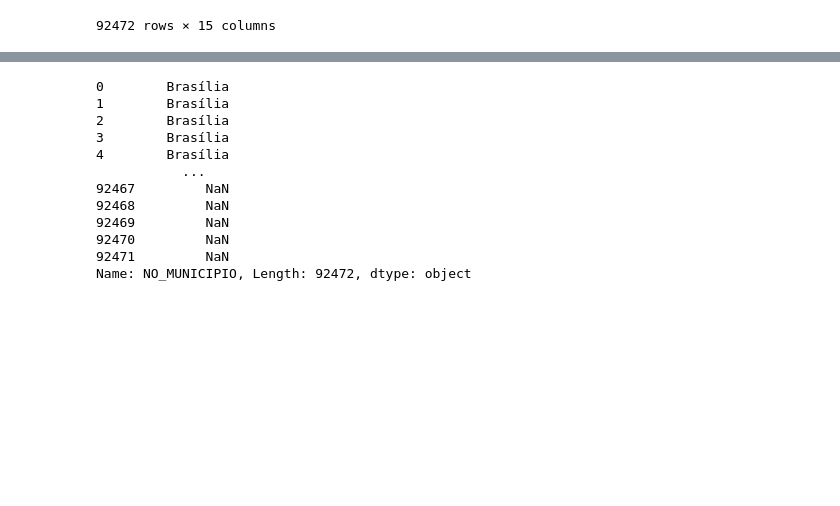
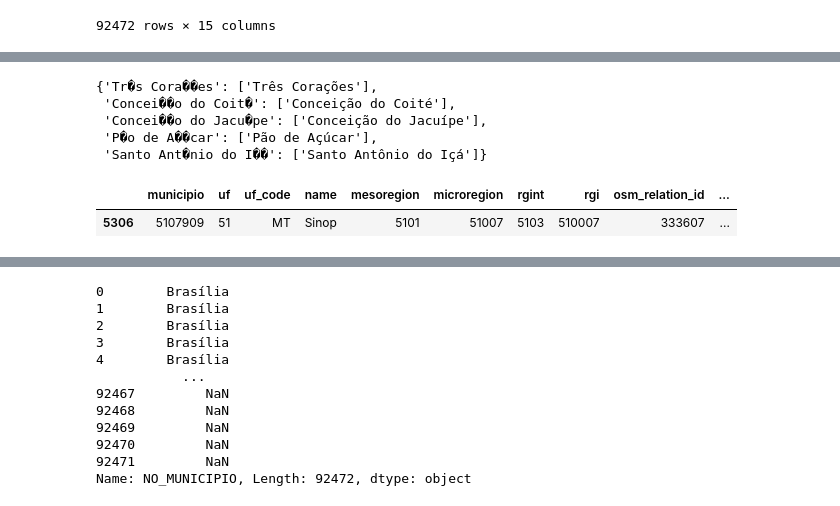
Before and after one commit to lujasmin/alunas, a Jupyter notebook: notebook.ipynb, the cells around one changed output, grey strips where cells are left out. Saved outputs shown, nothing was run; the diff lists cells and outputs as text; code cells hidden in the pictures; blank space fills up the shorter version.

```diff
--- a/notebook.ipynb
+++ b/notebook.ipynb
@@ -112,11 +107,23 @@ muns = df_mun['name'].unique()
 names = dict()
 for mun_err in df_erros.index:
 	for mun in muns:
-		if distance(mun_err, mun) == 1 and len(mun) == len(mun_err):
+		if distance(mun_err, mun) == 3 and len(mun) == len(mun_err):
 			try:
 				names[mun_err].append(mun)
 			except:
 				names[mun_err] = [mun]
+names
+# %% [output]
+{'Tr�s Cora��es': ['Três Corações'],
+ 'Concei��o do Coit�': ['Conceição do Coité'],
+ 'Concei��o do Jacu�pe': ['Conceição do Jacuípe'],
+ 'P�o de A��car': ['Pão de Açúcar'],
+ 'Santo Ant�nio do I��': ['Santo Antônio do Içá']}
+# %%
+df_mun[df_mun['name'] == 'Sinop']
+# %% [output]
+|  | municipio | uf | uf_code | name | mesoregion | microregion | rgint | rgi | osm_relation_id | ... |
+| 5306 | 5107909 | 51 | MT | Sinop | 5101 | 51007 | 5103 | 510007 | 333607 | ... |
 # %%
 dict_map = dict()
 for mun, ops in names.items():
```
Also changed, not shown: parts of 7 cells of this notebook, 1 other file.
